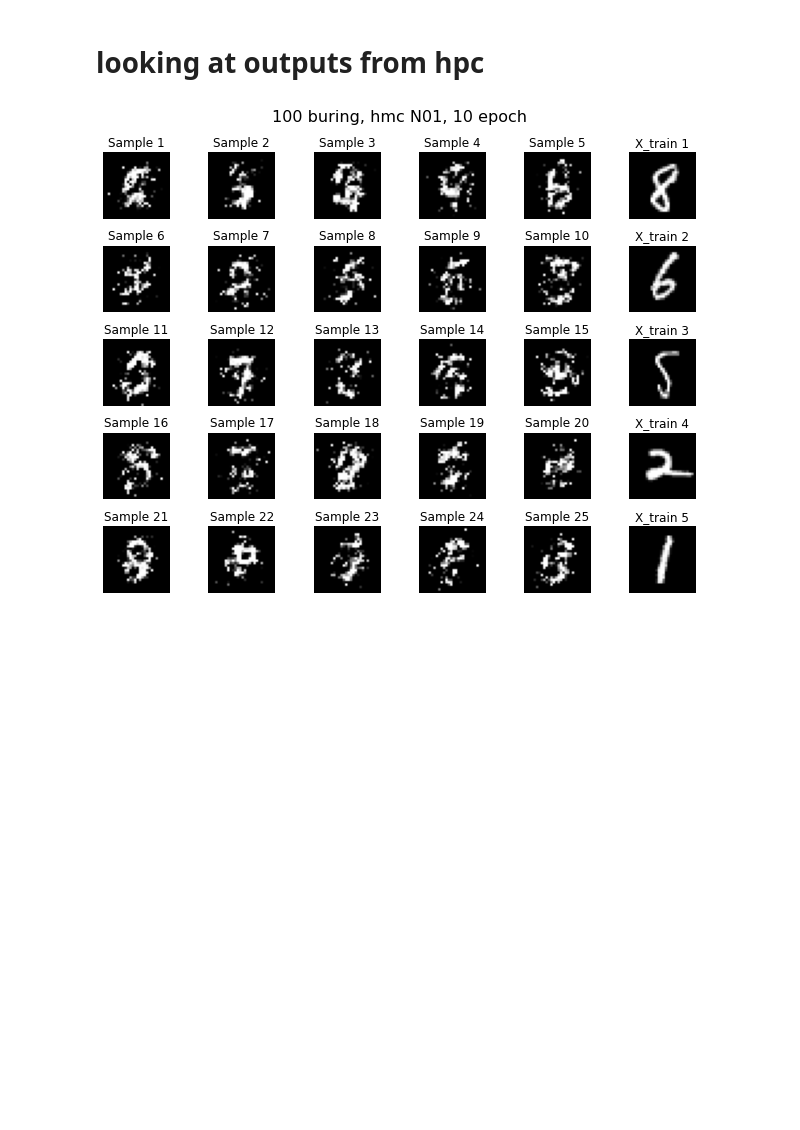
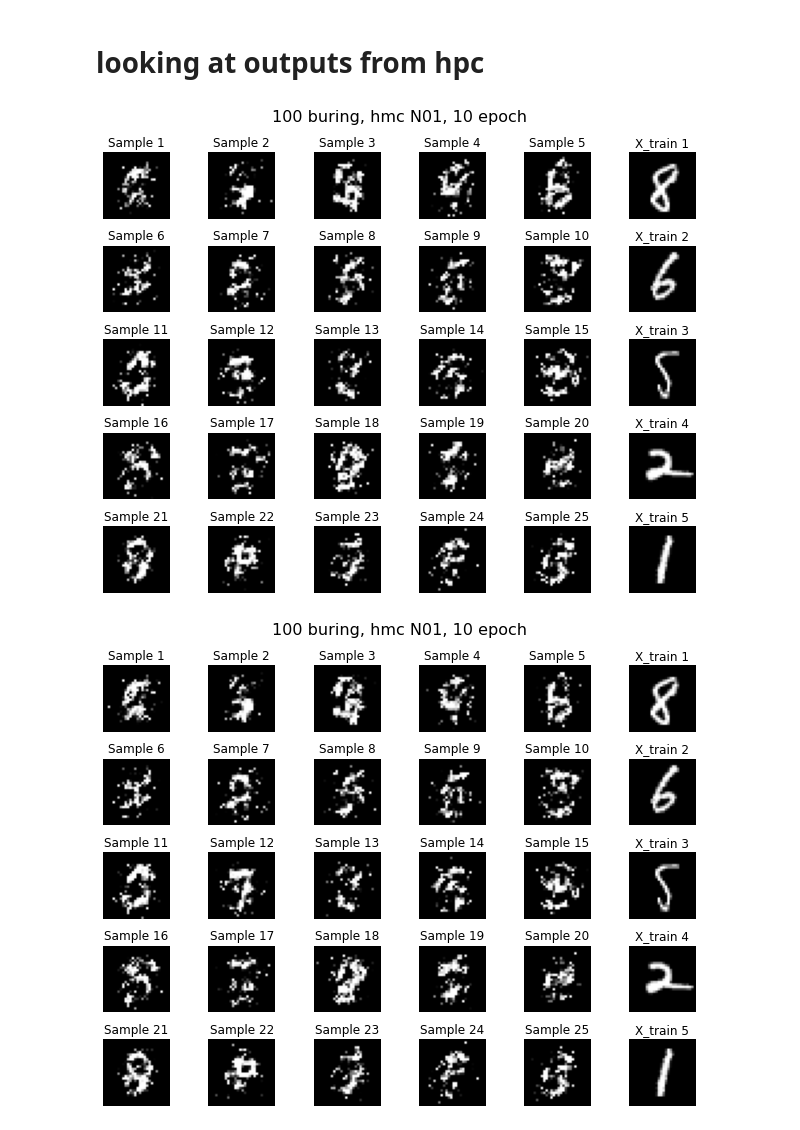
Before and after one commit to Huk-David/Ratio-Copula, a Jupyter notebook: Copula by Ratio Estimation/MNIST_exp/MNIST_exp.ipynb, the cells around one changed output. Saved outputs shown, nothing was run; the diff lists cells and outputs as text; code cells hidden in the pictures; blank space fills up the shorter version.

```diff
--- a/Copula by Ratio Estimation/MNIST_exp/MNIST_exp.ipynb
+++ b/Copula by Ratio Estimation/MNIST_exp/MNIST_exp.ipynb
@@ -22,6 +22,30 @@ samples_100burn_10epoch =       np.load('GGCNN_HM100burnin_N01_10_1_10epoch_samp
 samples_100burn_unlim_epoch =   np.load('GGCNN_HM100burnin_N01_10_2_10epoch_samples_mnist.npy')
 samples_10000burn_10epoch =     np.load('GGCNN_HM10000burnin_N01_10_1_10epoch_samples_mnist.npy')
 samples_10000burn_unlim_epoch = np.load('GGCNN_HM10000burnin_N01_10_2_10epoch_samples_mnist.npy')
+
+samples_6 = np.load('GGCNN_HM100burnin_N01_10_6_10epoch_samples_mnist.npy')
+# %%
+import matplotlib.pyplot as plt
+import torch
+fig, axes = plt.subplots(5, 6, figsize=(9, 7))
+fig.suptitle("100 buring, hmc N01, 10 epoch", fontsize=16)
+
+for i in range(5):
+    for j in range(5):
+        # First 5 columns: samples_100burn_19epoch
+        axes[i, j].imshow(reverse_transform(torch.tensor(samples_6[i * 5 + j])).reshape(28, 28), cmap='gray')
+        axes[i, j].axis('off')
+        axes[i, j].set_title(f'Sample {i * 5 + j + 1}')
+
+    # Last column: X_train images
+    axes[i, 5].imshow(reverse_transform(X_train[i]).reshape(28, 28), cmap='gray')
+    axes[i, 5].axis('off')
+    axes[i, 5].set_title(f'X_train {i + 1}')
+
+plt.tight_layout()
+plt.show()
+# %% [output]
+[figure, added]
 # %%
 import matplotlib.pyplot as plt
 import torch
```
Also changed, not shown: parts of 13 cells of this notebook, 18 other files.
